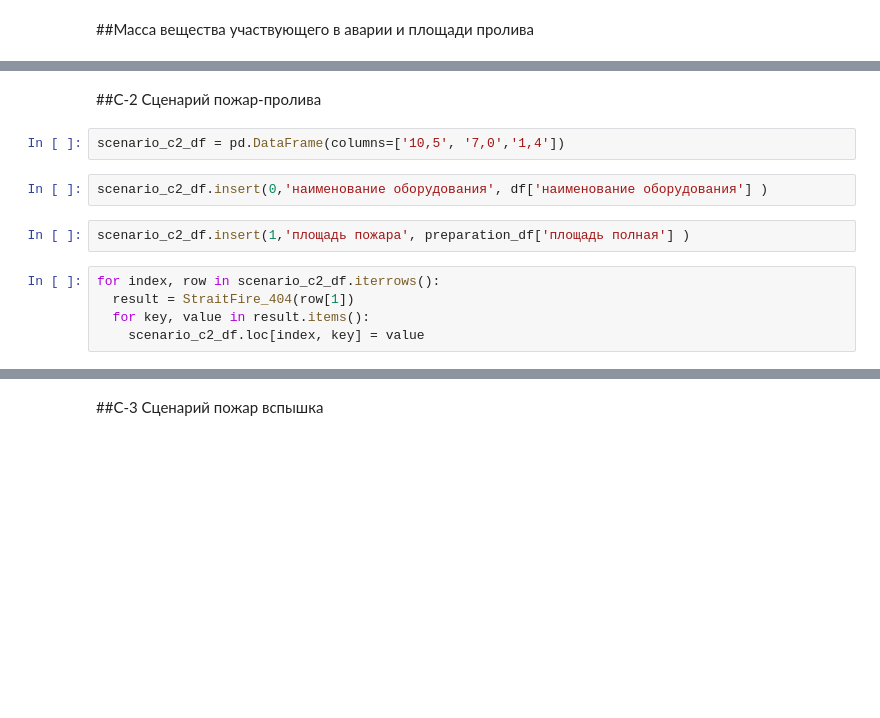
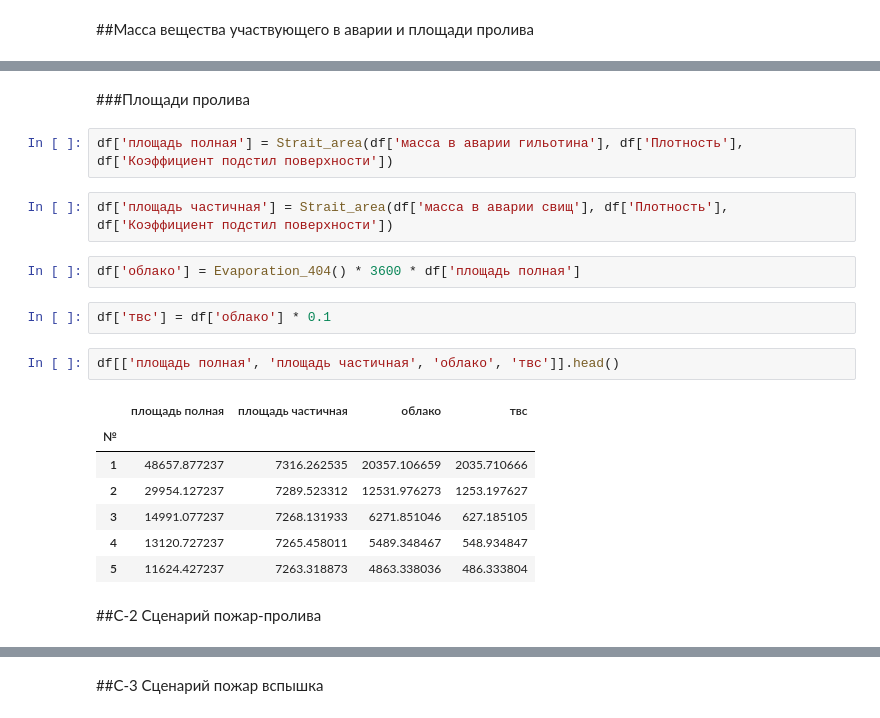
Before and after one commit to Rusildur/Pipeline_module, a Jupyter notebook: pipeline_module.ipynb, the cells around one changed output, grey strips where cells are left out. Cells and saved outputs as stored; diff of their text form; blank space fills up the shorter version.

```diff
--- a/pipeline_module.ipynb
+++ b/pipeline_module.ipynb
@@ -512,13 +511,22 @@ preparation_df.head(3)
+# %% [markdown]
+###Площади пролива
+# %%
+df['площадь полная'] = Strait_area(df['масса в аварии гильотина'], df['Плотность'], df['Коэффициент подстил поверхности'])
+# %%
+df['площадь частичная'] = Strait_area(df['масса в аварии свищ'], df['Плотность'], df['Коэффициент подстил поверхности'])
+# %%
+df['облако'] = Evaporation_404() * 3600 * df['площадь полная']
+# %%
+df['твс'] = df['облако'] * 0.1
+# %%
+df[['площадь полная', 'площадь частичная', 'облако', 'твс']].head()
+# %% [output]
+|  | площадь полная | площадь частичная | облако | твс |
+| № |  |  |  |  |
+| 1 | 48657.877237 | 7316.262535 | 20357.106659 | 2035.710666 |
+| 2 | 29954.127237 | 7289.523312 | 12531.976273 | 1253.197627 |
+| 3 | 14991.077237 | 7268.131933 | 6271.851046 | 627.185105 |
+| 4 | 13120.727237 | 7265.458011 | 5489.348467 | 548.934847 |
+| 5 | 11624.427237 | 7263.318873 | 4863.338036 | 486.333804 |
 # %% [markdown]
 ##С-2 Сценарий пожар-пролива
-# %%
-scenario_c2_df = pd.DataFrame(columns=['10,5', '7,0','1,4'])
-# %%
-scenario_c2_df.insert(0,'наименование оборудования', df['наименование оборудования'] )
-# %%
-scenario_c2_df.insert(1,'площадь пожара', preparation_df['площадь полная'] )
-# %%
-for index, row in scenario_c2_df.iterrows():
-  result = StraitFire_404(row[1])
-  for key, value in result.items():
-    scenario_c2_df.loc[index, key] = value
```
Also changed, not shown: parts of 198 cells of this notebook.
